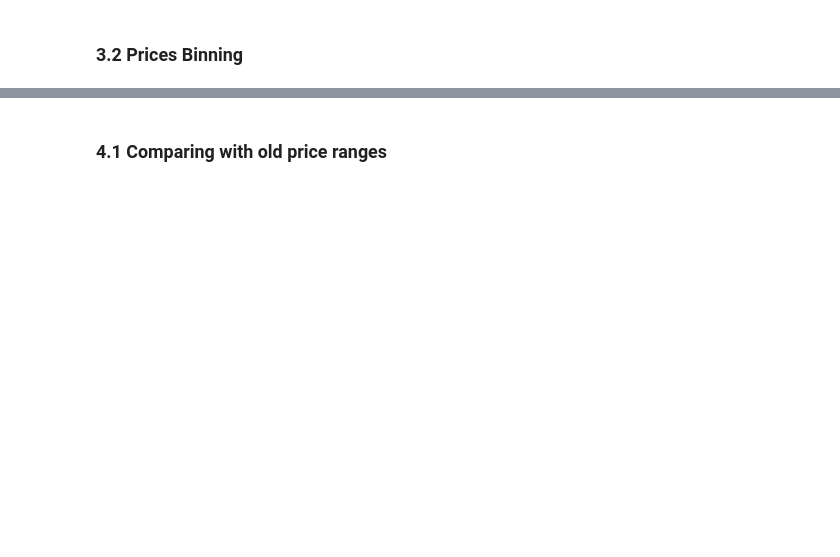
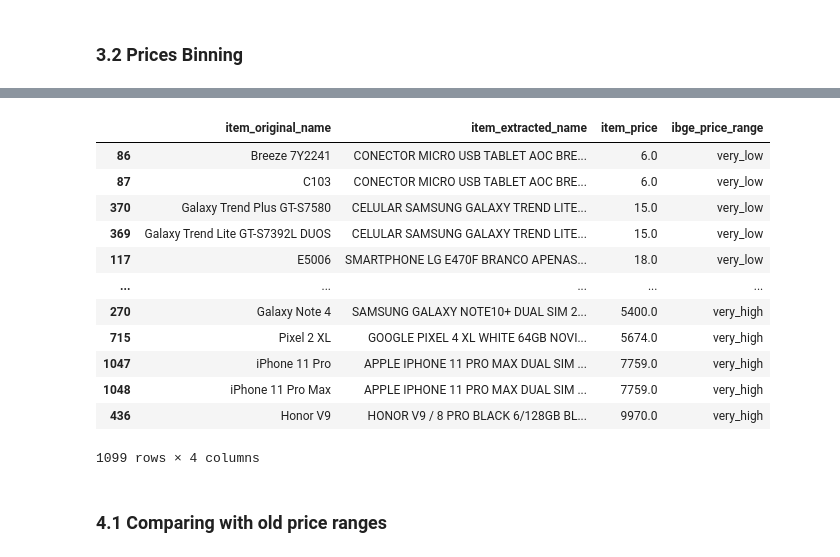
Before and after one commit to thiagolrpinho/phone_prices_crawler, a Jupyter notebook: main.ipynb, the cells around one changed output, grey strips where cells are left out. Cells and saved outputs as stored; diff of their text form; code cells hidden in the pictures; blank space fills up the shorter version.

```diff
--- a/main.ipynb
+++ b/main.ipynb
@@ -152,3 +217,19 @@ plt.show()
+# %%
+device_extracted_data_df
+# %% [output]
+|  | item_original_name | item_extracted_name | item_price | ibge_price_range |
+| 86 | Breeze 7Y2241 | CONECTOR MICRO USB TABLET AOC BRE... | 6.0 | very_low |
+| 87 | C103 | CONECTOR MICRO USB TABLET AOC BRE... | 6.0 | very_low |
+| 370 | Galaxy Trend Plus GT-S7580 | CELULAR SAMSUNG GALAXY TREND LITE... | 15.0 | very_low |
+| 369 | Galaxy Trend Lite GT-S7392L DUOS | CELULAR SAMSUNG GALAXY TREND LITE... | 15.0 | very_low |
+| 117 | E5006 | SMARTPHONE LG E470F BRANCO APENAS... | 18.0 | very_low |
+| ... | ... | ... | ... | ... |
+| 270 | Galaxy Note 4 | SAMSUNG GALAXY NOTE10+ DUAL SIM 2... | 5400.0 | very_high |
+| 715 | Pixel 2 XL | GOOGLE PIXEL 4 XL WHITE 64GB NOVI... | 5674.0 | very_high |
+| 1047 | iPhone 11 Pro | APPLE IPHONE 11 PRO MAX DUAL SIM ... | 7759.0 | very_high |
+| 1048 | iPhone 11 Pro Max | APPLE IPHONE 11 PRO MAX DUAL SIM ... | 7759.0 | very_high |
+| 436 | Honor V9 | HONOR V9 / 8 PRO BLACK 6/128GB BL... | 9970.0 | very_high |
+1099 rows × 4 columns
 # %% [markdown]
 ### 4.1 Comparing with old price ranges
 # %%
```
Also changed, not shown: parts of 13 cells of this notebook.
